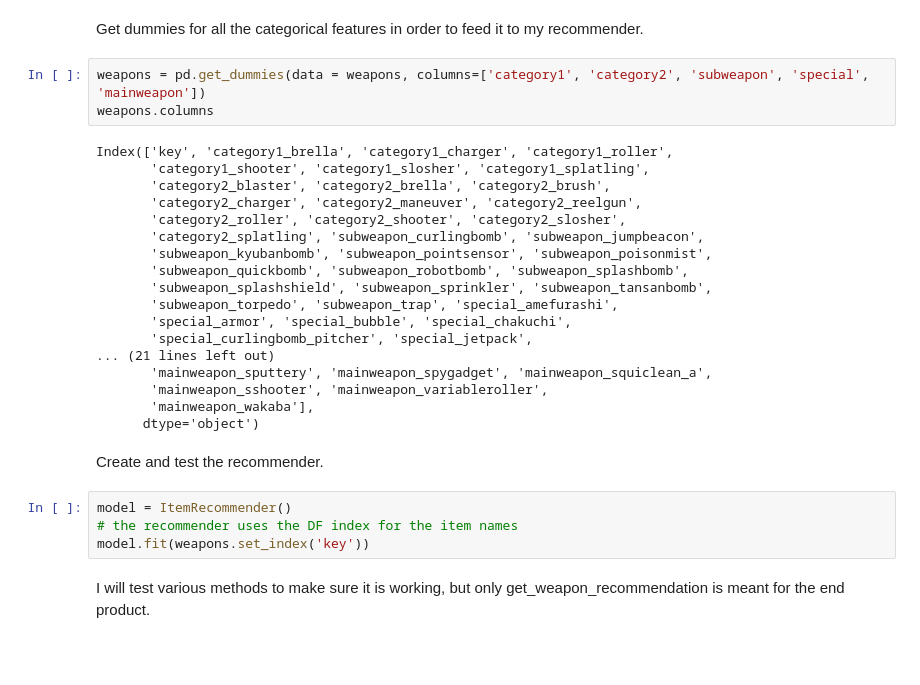
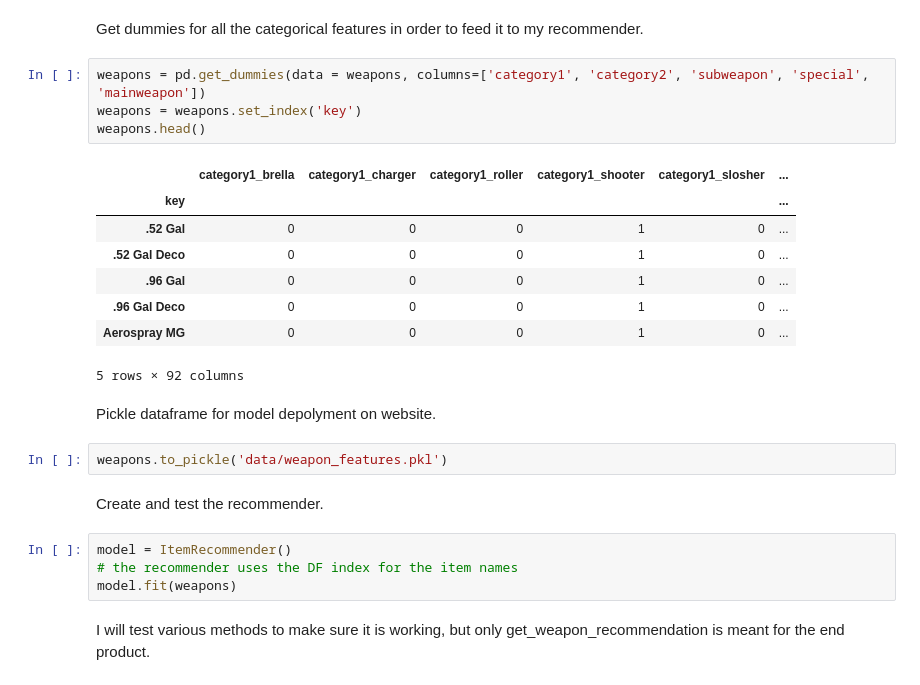
Before and after one commit to Rokushou/Splatoon-2-Meta-Modeling, a Jupyter notebook: Weapon Recommender.ipynb, the cells around one changed output. Cells and saved outputs as stored; diff of their text form; blank space fills up the shorter version.

Commit message:
website models

```diff
--- a/Weapon Recommender.ipynb
+++ b/Weapon Recommender.ipynb
@@ -381,31 +381,27 @@ weapons.head()
 Get dummies for all the categorical features in order to feed it to my recommender.
 # %%
 weapons = pd.get_dummies(data = weapons, columns=['category1', 'category2', 'subweapon', 'special', 'mainweapon'])
-weapons.columns
+weapons = weapons.set_index('key')
+weapons.head()
 # %% [output]
+|  | category1_brella | category1_charger | category1_roller | category1_shooter | category1_slosher | ... |
+| key |  |  |  |  |  | ... |
+| .52 Gal | 0 | 0 | 0 | 1 | 0 | ... |
+| .52 Gal Deco | 0 | 0 | 0 | 1 | 0 | ... |
+| .96 Gal | 0 | 0 | 0 | 1 | 0 | ... |
+| .96 Gal Deco | 0 | 0 | 0 | 1 | 0 | ... |
+| Aerospray MG | 0 | 0 | 0 | 1 | 0 | ... |
-Index(['key', 'category1_brella', 'category1_charger', 'category1_roller',
-       'category1_shooter', 'category1_slosher', 'category1_splatling',
-       'category2_blaster', 'category2_brella', 'category2_brush',
-       'category2_charger', 'category2_maneuver', 'category2_reelgun',
-       'category2_roller', 'category2_shooter', 'category2_slosher',
-       'category2_splatling', 'subweapon_curlingbomb', 'subweapon_jumpbeacon',
-       'subweapon_kyubanbomb', 'subweapon_pointsensor', 'subweapon_poisonmist',
-       'subweapon_quickbomb', 'subweapon_robotbomb', 'subweapon_splashbomb',
-       'subweapon_splashshield', 'subweapon_sprinkler', 'subweapon_tansanbomb',
-       'subweapon_torpedo', 'subweapon_trap', 'special_amefurashi',
-       'special_armor', 'special_bubble', 'special_chakuchi',
-       'special_curlingbomb_pitcher', 'special_jetpack',
-... (21 lines left out)
-       'mainweapon_sputtery', 'mainweapon_spygadget', 'mainweapon_squiclean_a',
-       'mainweapon_sshooter', 'mainweapon_variableroller',
-       'mainweapon_wakaba'],
-      dtype='object')
+5 rows × 92 columns
+# %% [markdown]
+Pickle dataframe for model depolyment on website.
+# %%
+weapons.to_pickle('data/weapon_features.pkl')
 # %% [markdown]
 Create and test the recommender.
 # %%
 model = ItemRecommender()
 # the recommender uses the DF index for the item names
-model.fit(weapons.set_index('key'))
+model.fit(weapons)
 # %% [markdown]
 I will test various methods to make sure it is working, but only get_weapon_recommendation is meant for the end product.
 # %%
```
Also changed, not shown: parts of 4 cells of this notebook, 16 other files.
